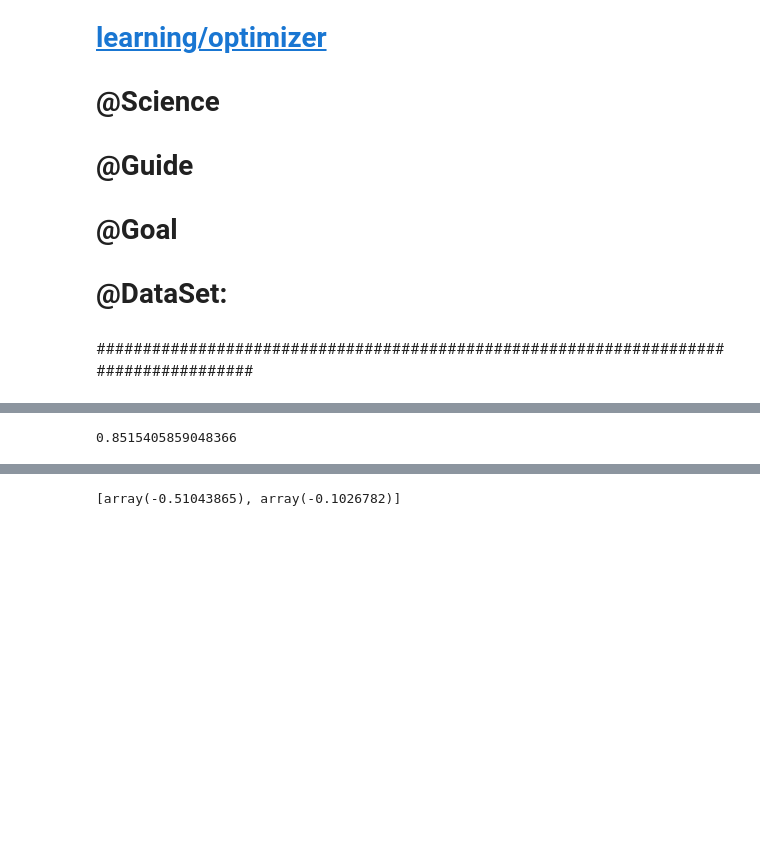
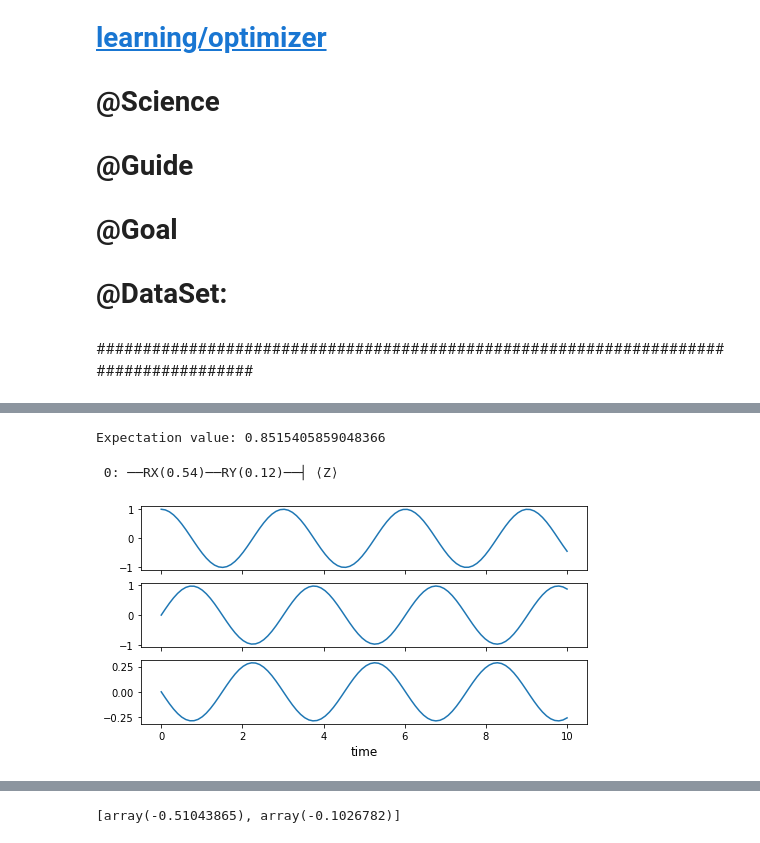
Before and after one commit to ohioh/IntroductionQuantumComputing, a Jupyter notebook: QuantumMachineLearning/PennyLaneTutorials/Basic_tutorial_qubit_rotation.ipynb, the cells around one changed output, grey strips where cells are left out. Drawn from its saved outputs; the diff is of its cells as text; code cells hidden in the pictures; blank space fills up the shorter version.

```diff
--- a/QuantumMachineLearning/PennyLaneTutorials/Basic_tutorial_qubit_rotation.ipynb
+++ b/QuantumMachineLearning/PennyLaneTutorials/Basic_tutorial_qubit_rotation.ipynb
@@ -43,4 +63,18 @@ def circuit(params):
-# %%
-print(circuit([0.54, 0.12]))
-# %% [output]
-0.8515405859048366
+# %%
+print("Expectation value:",circuit(params))
+# %% [output]
+Expectation value: 0.8515405859048366
+# %%
+print(qml.draw(circuit)(params))
+# %% [output]
+ 0: ──RX(0.54)──RY(0.12)──┤ ⟨Z⟩
+# %%
+H = sigmaz() + 0.3 * sigmay()
+e_ops = [sigmax(), sigmay(), sigmaz()]
+times = np.linspace(0, 10, 100)
+psi0 = (basis(2, 0) + basis(2, 1)).unit()
+result = mesolve(H, psi0, times, [], e_ops)
+
+plot_expectation_values(result);
+# %% [output]
+[figure, added]
```
Also changed, not shown: parts of 13 cells of this notebook, 2 other files.
